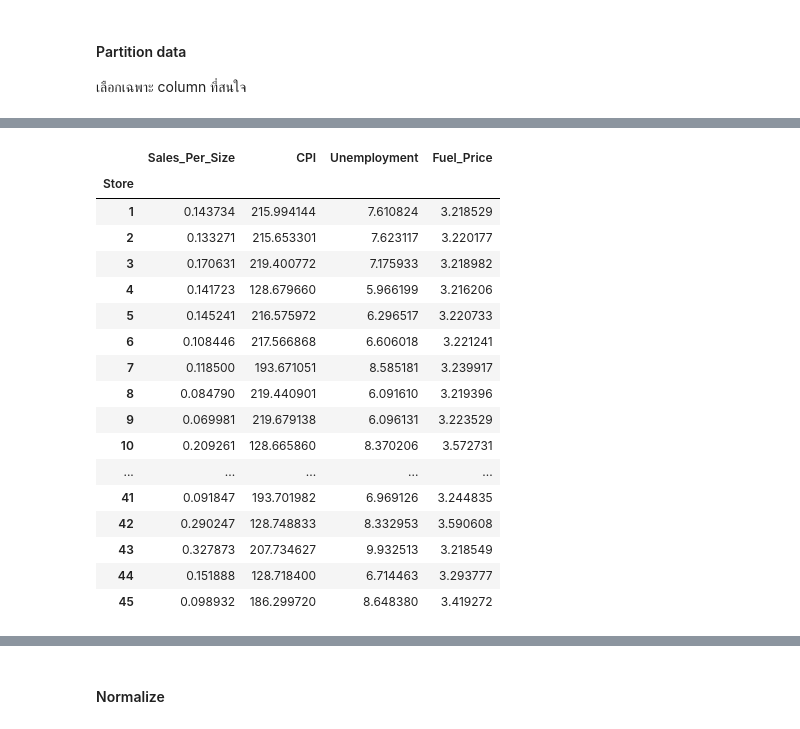
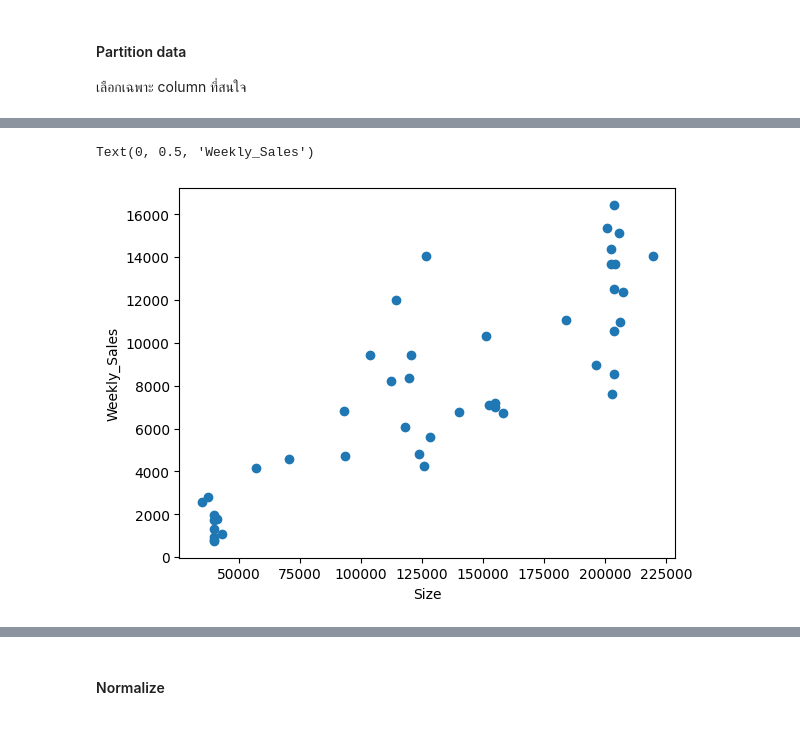
Before and after one commit to jangInw007/A4-Data-Analytics-and-Modeling, a Jupyter notebook: Group_A4_Data_Analytics_and_Modeling.ipynb, the cells around one changed output, grey strips where cells are left out. Saved outputs shown, nothing was run; the diff lists cells and outputs as text; code cells hidden in the pictures.

```diff
--- a/Group_A4_Data_Analytics_and_Modeling.ipynb
+++ b/Group_A4_Data_Analytics_and_Modeling.ipynb
@@ -377,3 +379,6 @@ from sklearn.decomposition import PCA
 # %% [markdown]
 #### Partition data
 เลือกเฉพาะ column ที่สนใจ
+# %%
+df1 = df[['Store','Size','Weekly_Sales','CPI','Unemployment','Fuel_Price']]
+df1
@@ -379,0 +399,6 @@ from sklearn.decomposition import PCA
+# %%
+# Calculate the mean of all columns in df1, grouped by Store
+df2 = df1.groupby('Store').median()
+
+# Display the result
+display(df2.reset_index())
@@ -380 +423,8 @@ from sklearn.decomposition import PCA
+# %%
+plt.scatter(x = df2['Size'], y = df2['Weekly_Sales'])
+plt.xlabel('Size')
+plt.ylabel('Weekly_Sales')
+# %% [output]
+Text(0, 0.5, 'Weekly_Sales')
+[figure, added]
 # %%
@@ -384,25 +431,0 @@ df1 = df[['Store','Sales_Per_Size','CPI','Unemployment','Fuel_Price']]
-# %%
-# Calculate the mean of all columns in df1, grouped by Store
-df_store_mean = df1.groupby('Store').mean()
-
-# Display the result
-display(df_store_mean)
-# %% [output]
-|  | Sales_Per_Size | CPI | Unemployment | Fuel_Price |
-| Store |  |  |  |  |
-| 1 | 0.143734 | 215.994144 | 7.610824 | 3.218529 |
-| 2 | 0.133271 | 215.653301 | 7.623117 | 3.220177 |
-| 3 | 0.170631 | 219.400772 | 7.175933 | 3.218982 |
-| 4 | 0.141723 | 128.679660 | 5.966199 | 3.216206 |
-| 5 | 0.145241 | 216.575972 | 6.296517 | 3.220733 |
-| 6 | 0.108446 | 217.566868 | 6.606018 | 3.221241 |
-| 7 | 0.118500 | 193.671051 | 8.585181 | 3.239917 |
-| 8 | 0.084790 | 219.440901 | 6.091610 | 3.219396 |
-| 9 | 0.069981 | 219.679138 | 6.096131 | 3.223529 |
-| 10 | 0.209261 | 128.665860 | 8.370206 | 3.572731 |
-| ... | ... | ... | ... | ... |
-| 41 | 0.091847 | 193.701982 | 6.969126 | 3.244835 |
-| 42 | 0.290247 | 128.748833 | 8.332953 | 3.590608 |
-| 43 | 0.327873 | 207.734627 | 9.932513 | 3.218549 |
-| 44 | 0.151888 | 128.718400 | 6.714463 | 3.293777 |
-| 45 | 0.098932 | 186.299720 | 8.648380 | 3.419272 |
```
Also changed, not shown: parts of 17 cells of this notebook.
